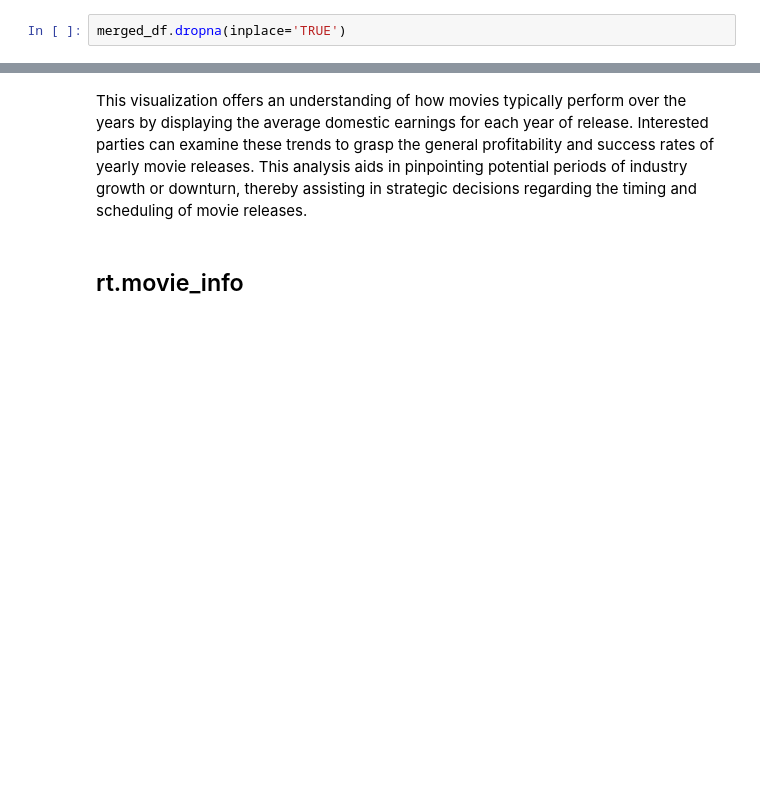
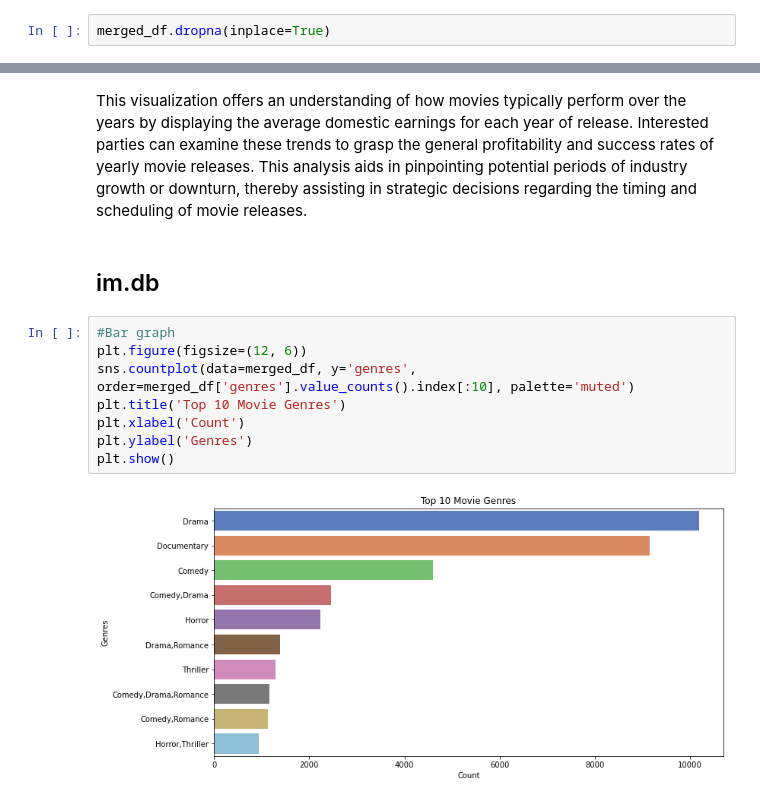
Before and after one commit to Harry-Atulah/dsc-phase-1-project-v2-4, a Jupyter notebook: student.ipynb, the cells around one changed output, grey strips where cells are left out. Cells and saved outputs as stored; diff of their text form; blank space fills up the shorter version.

```diff
--- a/student.ipynb
+++ b/student.ipynb
@@ -259,4 +259,4 @@ Data columns (total 8 columns):
 dtypes: float64(2), int64(2), object(4)
 memory usage: 5.1+ MB
 # %%
-merged_df.dropna(inplace='TRUE')
+merged_df.dropna(inplace=True)
@@ -428,5 +426,15 @@ plt.show()
 [figure]
 # %% [markdown]
 This visualization offers an understanding of how movies typically perform over the years by displaying the average domestic earnings for each year of release. Interested parties can examine these trends to grasp the general profitability and success rates of yearly movie releases. This analysis aids in pinpointing potential periods of industry growth or downturn, thereby assisting in strategic decisions regarding the timing and scheduling of movie releases.
-# %% [markdown]
-## rt.movie_info
+# %% [markdown]
+## im.db
+# %%
+#Bar graph
+plt.figure(figsize=(12, 6))
+sns.countplot(data=merged_df, y='genres', order=merged_df['genres'].value_counts().index[:10], palette='muted')
+plt.title('Top 10 Movie Genres')
+plt.xlabel('Count')
+plt.ylabel('Genres')
+plt.show()
+# %% [output]
+[figure, added]
```
Also changed, not shown: parts of 12 cells of this notebook.
